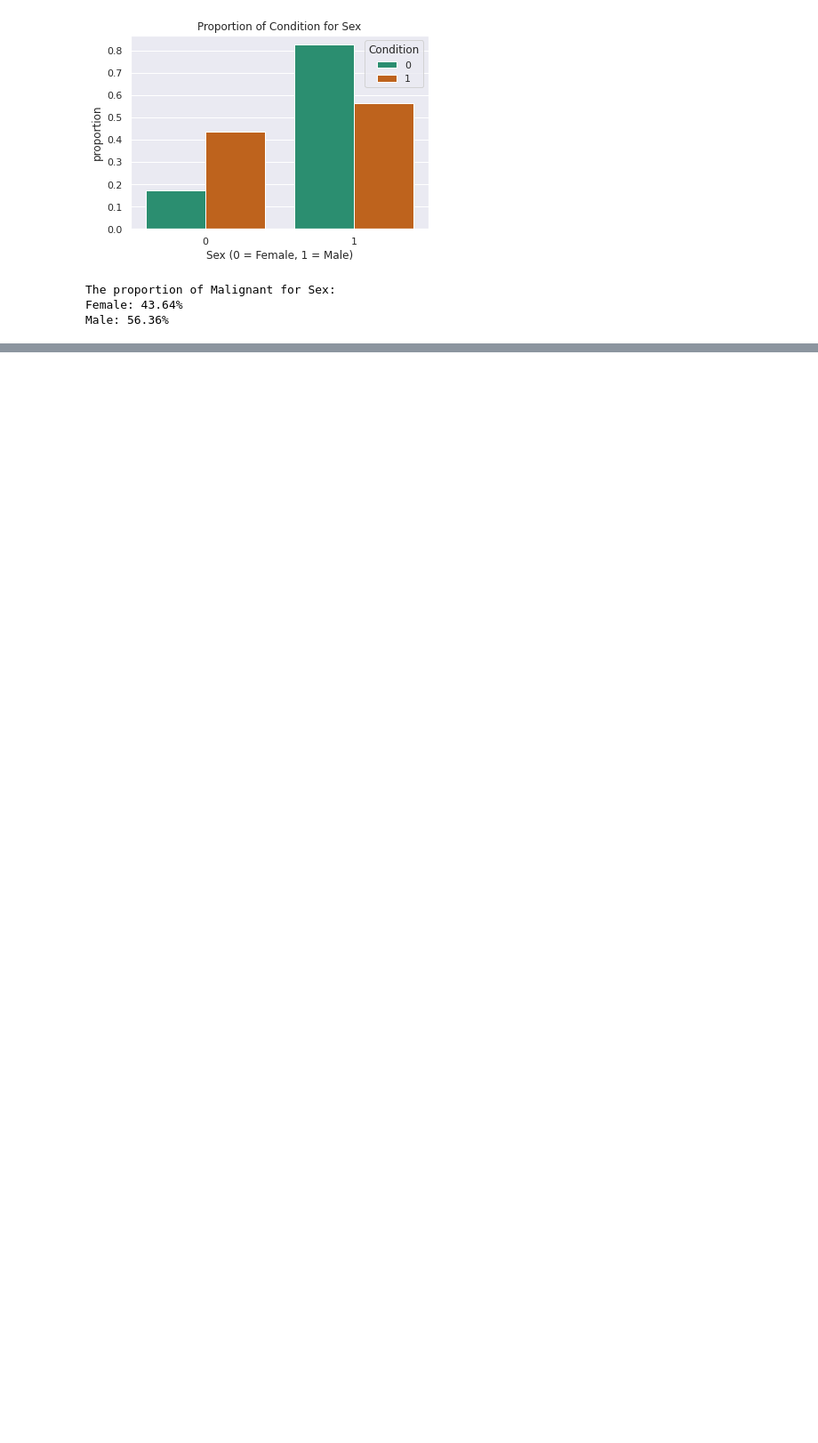
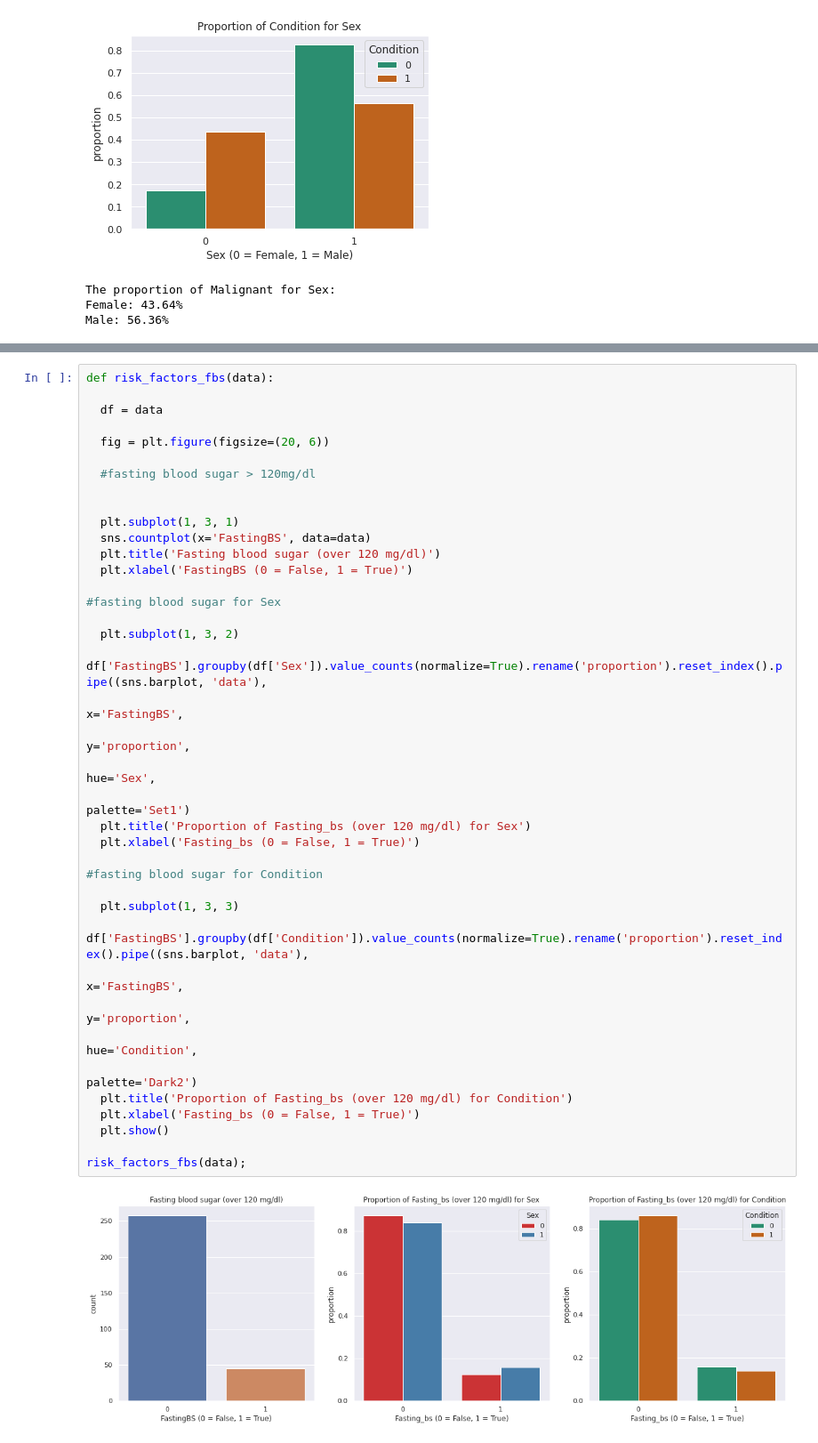
Before and after one commit to bayloid/heart, a Jupyter notebook: index.ipynb, the cells around one changed output, grey strips where cells are left out. Shown: that part at 89% size. Cells and saved outputs as stored; diff of their text form; blank space fills up the shorter version.

Commit message:
Graphing for symptoms and risk factors

```diff
--- a/index.ipynb
+++ b/index.ipynb
@@ -175,0 +183,41 @@ Male: 56.36%
+# %%
+def risk_factors_fbs(data):
+
+  df = data
+
+  fig = plt.figure(figsize=(20, 6))
+
+  #fasting blood sugar > 120mg/dl
+
+
+  plt.subplot(1, 3, 1)
+  sns.countplot(x='FastingBS', data=data)
+  plt.title('Fasting blood sugar (over 120 mg/dl)')
+  plt.xlabel('FastingBS (0 = False, 1 = True)')
+
+#fasting blood sugar for Sex
+
+  plt.subplot(1, 3, 2)
+  df['FastingBS'].groupby(df['Sex']).value_counts(normalize=True).rename('proportion').reset_index().pipe((sns.barplot, 'data'),
+                                                                                                           x='FastingBS',
+                                                                                                           y='proportion',
+                                                                                                           hue='Sex',
+                                                                                                           palette='Set1')
+  plt.title('Proportion of Fasting_bs (over 120 mg/dl) for Sex')
+  plt.xlabel('Fasting_bs (0 = False, 1 = True)')
+
+#fasting blood sugar for Condition
+
+  plt.subplot(1, 3, 3)
+  df['FastingBS'].groupby(df['Condition']).value_counts(normalize=True).rename('proportion').reset_index().pipe((sns.barplot, 'data'),
+                                                                                                                 x='FastingBS',
+                                                                                                                 y='proportion',
+                                                                                                                 hue='Condition',
+                                                                                                                 palette='Dark2')
+  plt.title('Proportion of Fasting_bs (over 120 mg/dl) for Condition')
+  plt.xlabel('Fasting_bs (0 = False, 1 = True)')
+  plt.show()
+
+risk_factors_fbs(data);
+# %% [output]
+[figure, added]
```
Also changed, not shown: parts of 9 cells of this notebook.
